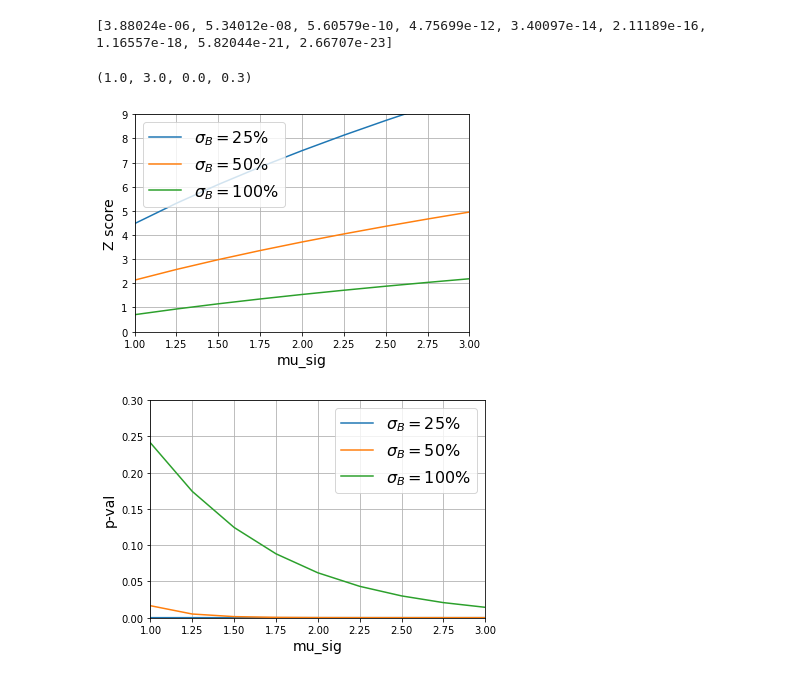
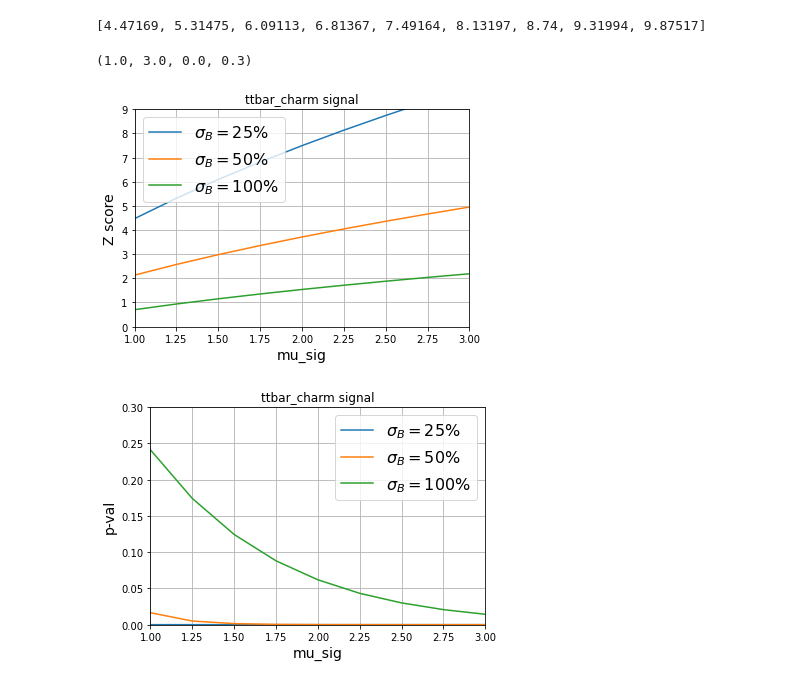
Before and after one commit to mghasemi19/TopFC, a Jupyter notebook: Fit_results/significance_plot.ipynb, the cells around one changed output. Saved outputs shown, nothing was run; the diff lists cells and outputs as text; code cells hidden in the pictures.

```diff
--- a/Fit_results/significance_plot.ipynb
+++ b/Fit_results/significance_plot.ipynb
@@ -93,38 +99,41 @@ plt.axis([1, 3, 0, 0.3])
 # %%
 # AMS 0.85
 pval_25 = list(map(float, split_lst[0][18:27]))
-print(pval_25)
 pval_50 = list(map(float, split_lst[2][18:27]))
 pval_100 = list(map(float, split_lst[4][18:27]))
 zval_25 = list(map(float, split_lst[1][18:27]))
 zval_50 = list(map(float, split_lst[3][18:27]))
 zval_100 = list(map(float, split_lst[5][18:27]))
+
+print(zval_25)
 
 plt.figure(0)
 plt.plot(mu_sig, zval_25, label = "$\sigma_{B}=$25%")
 plt.plot(mu_sig, zval_50, label = "$\sigma_{B}=$50%")
 plt.plot(mu_sig, zval_100, label = "$\sigma_{B}=$100%")
 
 plt.grid(True)
 plt.legend(loc="upper left", fontsize=16)
 
 plt.xlabel("mu_sig", fontsize=14)
 plt.ylabel("Z score", fontsize=14)
+plt.title("ttbar_charm signal")
 plt.axis([1, 3, 0, 9])
 
 plt.figure(1)
 plt.plot(mu_sig, pval_25, label = "$\sigma_{B}=$25%")
 plt.plot(mu_sig, pval_50, label = "$\sigma_{B}=$50%")
 plt.plot(mu_sig, pval_100, label = "$\sigma_{B}=$100%")
 
 plt.grid(True)
 plt.legend(loc="upper right", fontsize=16)
 
 plt.xlabel("mu_sig", fontsize=14)
 plt.ylabel("p-val", fontsize=14)
+plt.title("ttbar_charm signal")
 plt.axis([1, 3, 0, 0.3])
 # %% [output]
-[3.88024e-06, 5.34012e-08, 5.60579e-10, 4.75699e-12, 3.40097e-14, 2.11189e-16, 1.16557e-18, 5.82044e-21, 2.66707e-23]
+[4.47169, 5.31475, 6.09113, 6.81367, 7.49164, 8.13197, 8.74, 9.31994, 9.87517]
 (1.0, 3.0, 0.0, 0.3)
-[figure, old version]
+[figure, new version]
-[figure, old version]
+[figure, new version]
```
Also changed, not shown: parts of 8 cells of this notebook, 8 other files.
